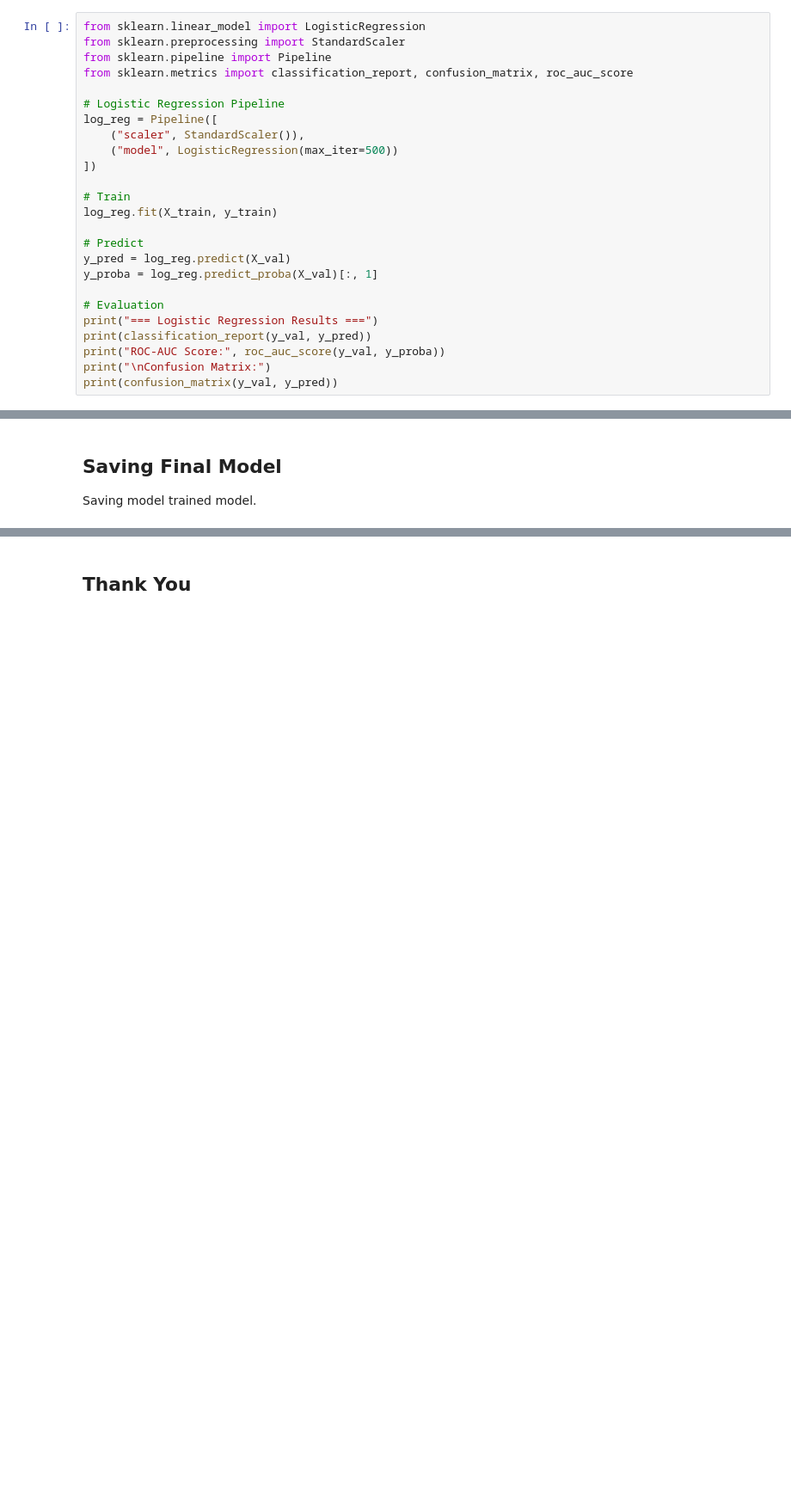
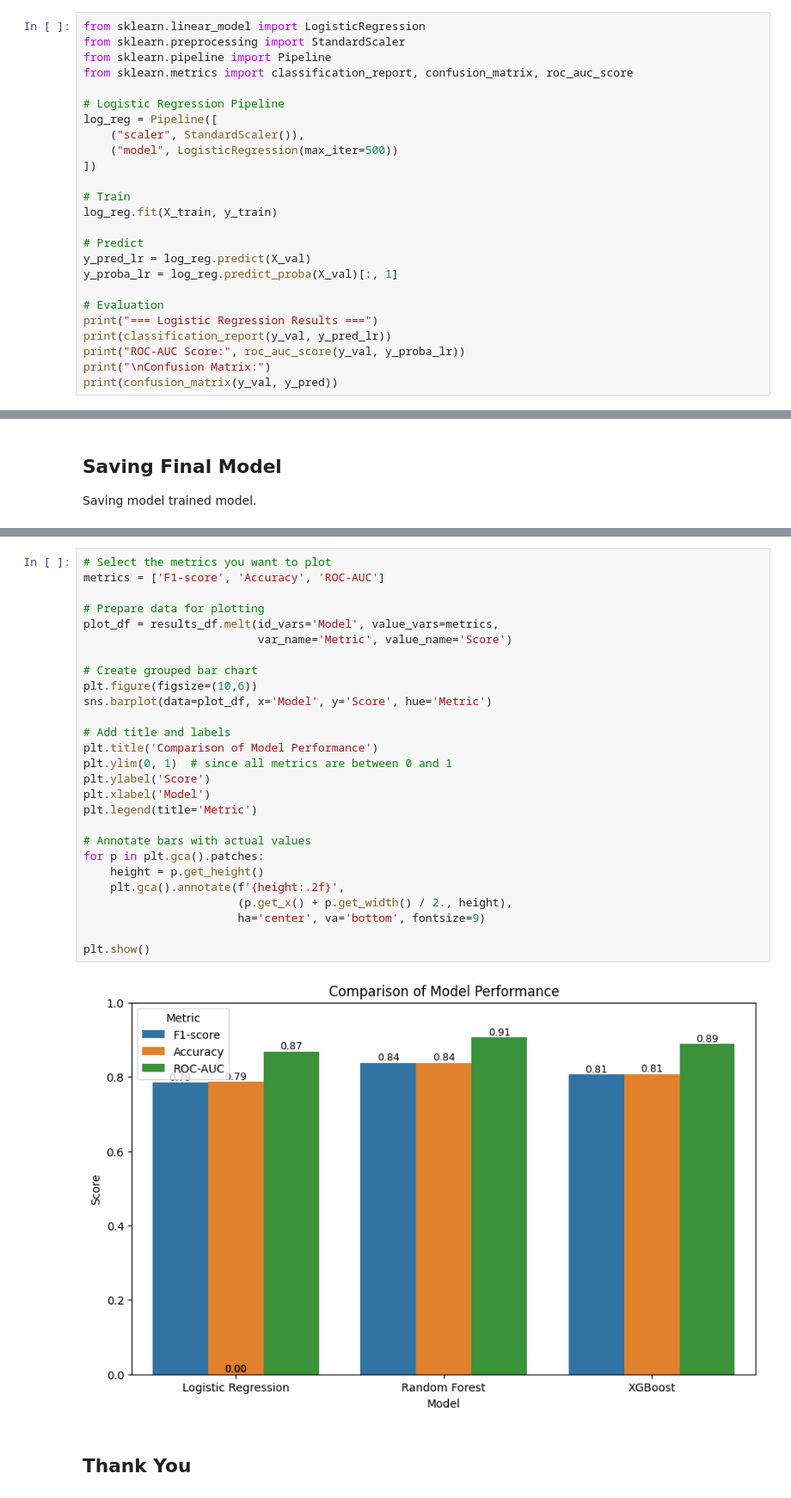
Before and after one commit to VanessaAttaFynn/Zindi-Loan-Default-Prediction, a Jupyter notebook: Load-Default_Prediction.ipynb, the cells around one changed output, grey strips where cells are left out. Shown at 86% size. Saved outputs shown, nothing was run; the diff lists cells and outputs as text; blank space fills up the shorter version.

```diff
--- a/Load-Default_Prediction.ipynb
+++ b/Load-Default_Prediction.ipynb
@@ -721,13 +728,13 @@ log_reg = Pipeline([
 log_reg.fit(X_train, y_train)
 
 # Predict
-y_pred = log_reg.predict(X_val)
-y_proba = log_reg.predict_proba(X_val)[:, 1]
+y_pred_lr = log_reg.predict(X_val)
+y_proba_lr = log_reg.predict_proba(X_val)[:, 1]
 
 # Evaluation
 print("=== Logistic Regression Results ===")
-print(classification_report(y_val, y_pred))
-print("ROC-AUC Score:", roc_auc_score(y_val, y_proba))
+print(classification_report(y_val, y_pred_lr))
+print("ROC-AUC Score:", roc_auc_score(y_val, y_proba_lr))
 print("\nConfusion Matrix:")
 print(confusion_matrix(y_val, y_pred))
 # %% [output]
@@ -859,3 +911,32 @@ Link to Loan Default Prediction App (click here)
+# %%
+# Select the metrics you want to plot
+metrics = ['F1-score', 'Accuracy', 'ROC-AUC']
+
+# Prepare data for plotting
+plot_df = results_df.melt(id_vars='Model', value_vars=metrics,
+                          var_name='Metric', value_name='Score')
+
+# Create grouped bar chart
+plt.figure(figsize=(10,6))
+sns.barplot(data=plot_df, x='Model', y='Score', hue='Metric')
+
+# Add title and labels
+plt.title('Comparison of Model Performance')
+plt.ylim(0, 1)  # since all metrics are between 0 and 1
+plt.ylabel('Score')
+plt.xlabel('Model')
+plt.legend(title='Metric')
+
+# Annotate bars with actual values
+for p in plt.gca().patches:
+    height = p.get_height()
+    plt.gca().annotate(f'{height:.2f}',
+                       (p.get_x() + p.get_width() / 2., height),
+                       ha='center', va='bottom', fontsize=9)
+
+plt.show()
+# %% [output]
+[figure, added]
 # %% [markdown]
 <a id='end'></a>
 
```
Also changed, not shown: parts of 3 cells of this notebook, 2 other files.
